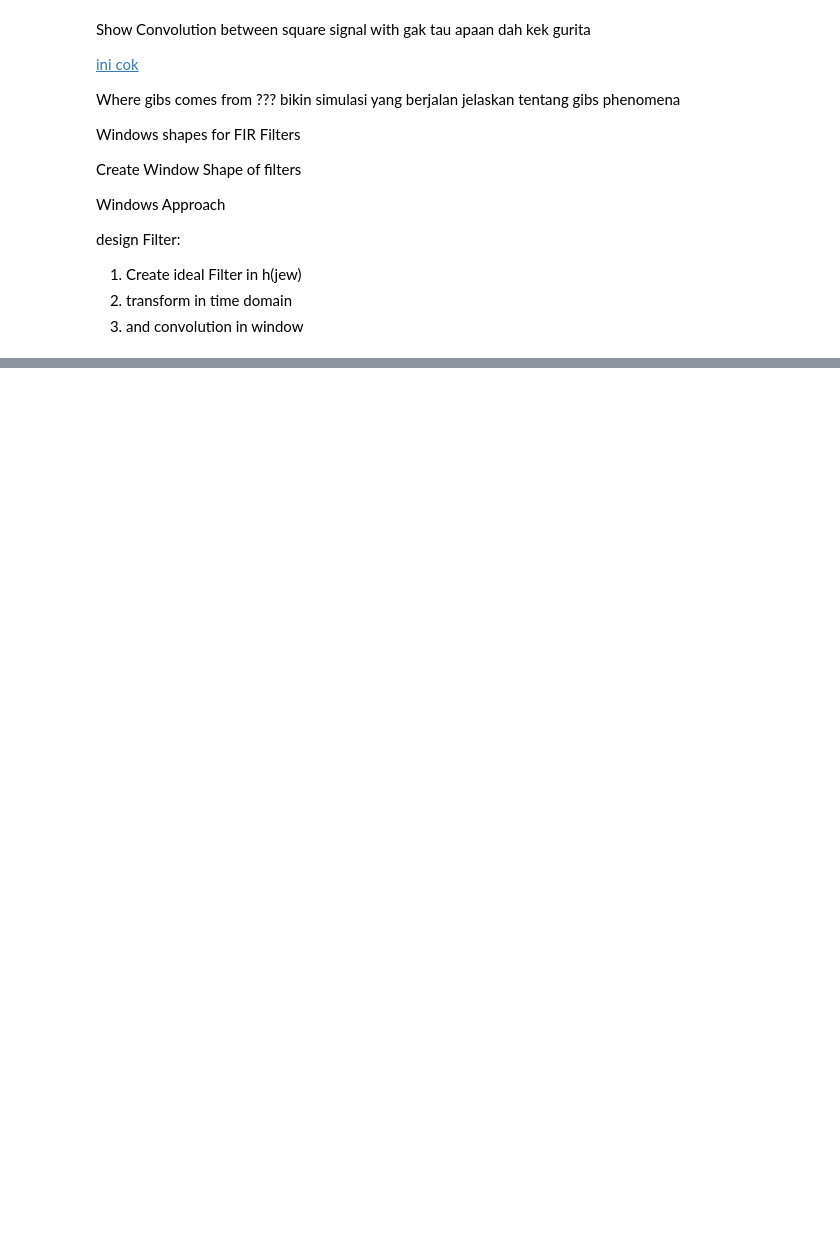
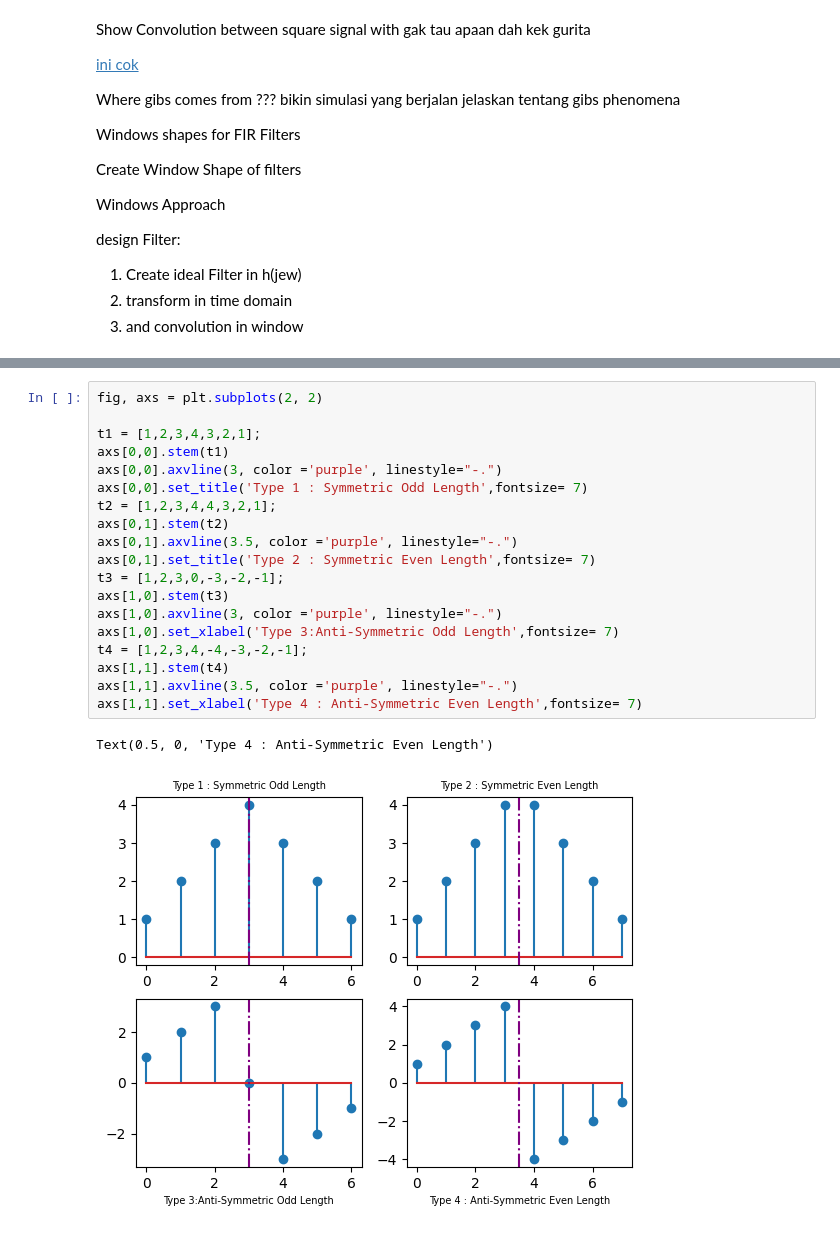
Before and after one commit to zharfanw/zhongshan_dsp_python, a Jupyter notebook: 11_Filter_Introduction.ipynb, the cells around one changed output, grey strips where cells are left out. Drawn from its saved outputs; the diff is of its cells as text; blank space fills up the shorter version.

```diff
--- a/11_Filter_Introduction.ipynb
+++ b/11_Filter_Introduction.ipynb
@@ -204,0 +393,22 @@ design Filter:
+# %%
+fig, axs = plt.subplots(2, 2)
+
+t1 = [1,2,3,4,3,2,1];
+axs[0,0].stem(t1)
+axs[0,0].axvline(3, color ='purple', linestyle="-.")
+axs[0,0].set_title('Type 1 : Symmetric Odd Length',fontsize= 7)
+t2 = [1,2,3,4,4,3,2,1];
+axs[0,1].stem(t2)
+axs[0,1].axvline(3.5, color ='purple', linestyle="-.")
+axs[0,1].set_title('Type 2 : Symmetric Even Length',fontsize= 7)
+t3 = [1,2,3,0,-3,-2,-1];
+axs[1,0].stem(t3)
+axs[1,0].axvline(3, color ='purple', linestyle="-.")
+axs[1,0].set_xlabel('Type 3:Anti-Symmetric Odd Length',fontsize= 7)
+t4 = [1,2,3,4,-4,-3,-2,-1];
+axs[1,1].stem(t4)
+axs[1,1].axvline(3.5, color ='purple', linestyle="-.")
+axs[1,1].set_xlabel('Type 4 : Anti-Symmetric Even Length',fontsize= 7)
+# %% [output]
+Text(0.5, 0, 'Type 4 : Anti-Symmetric Even Length')
+[figure, added]
```
Also changed, not shown: parts of 7 cells of this notebook.
